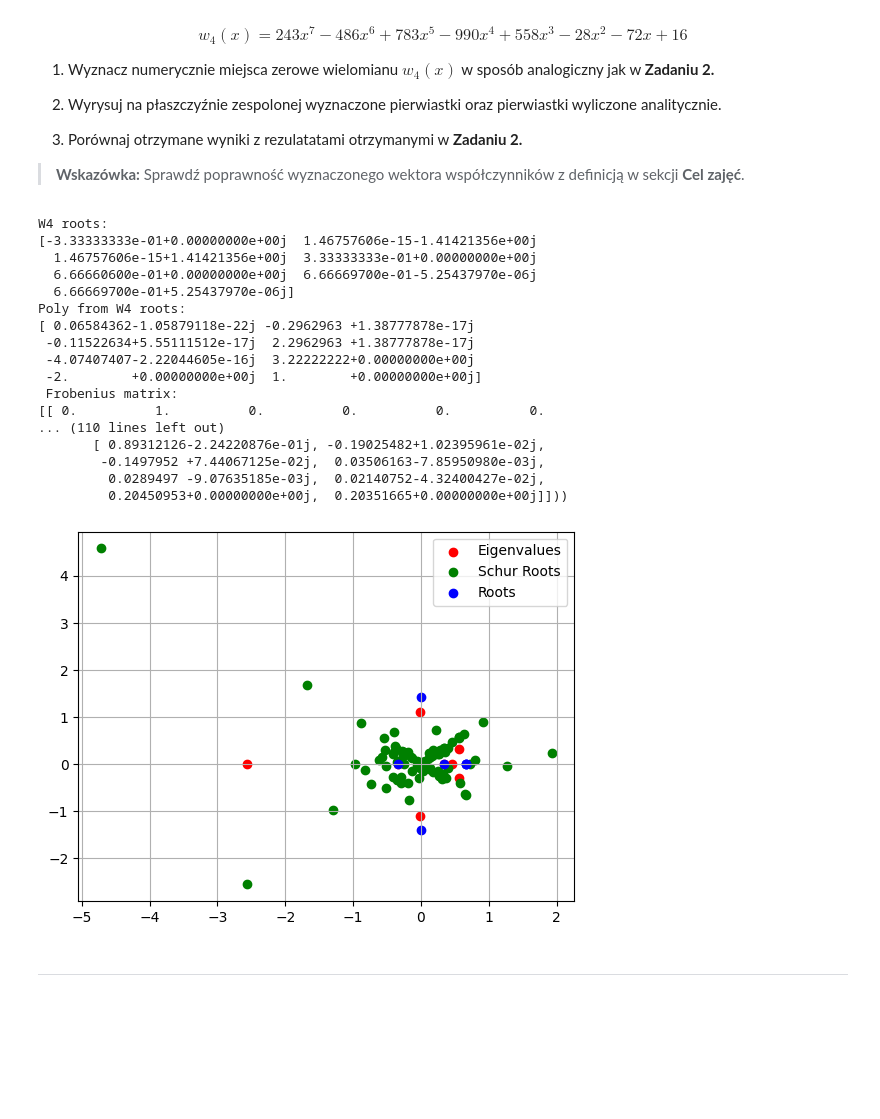
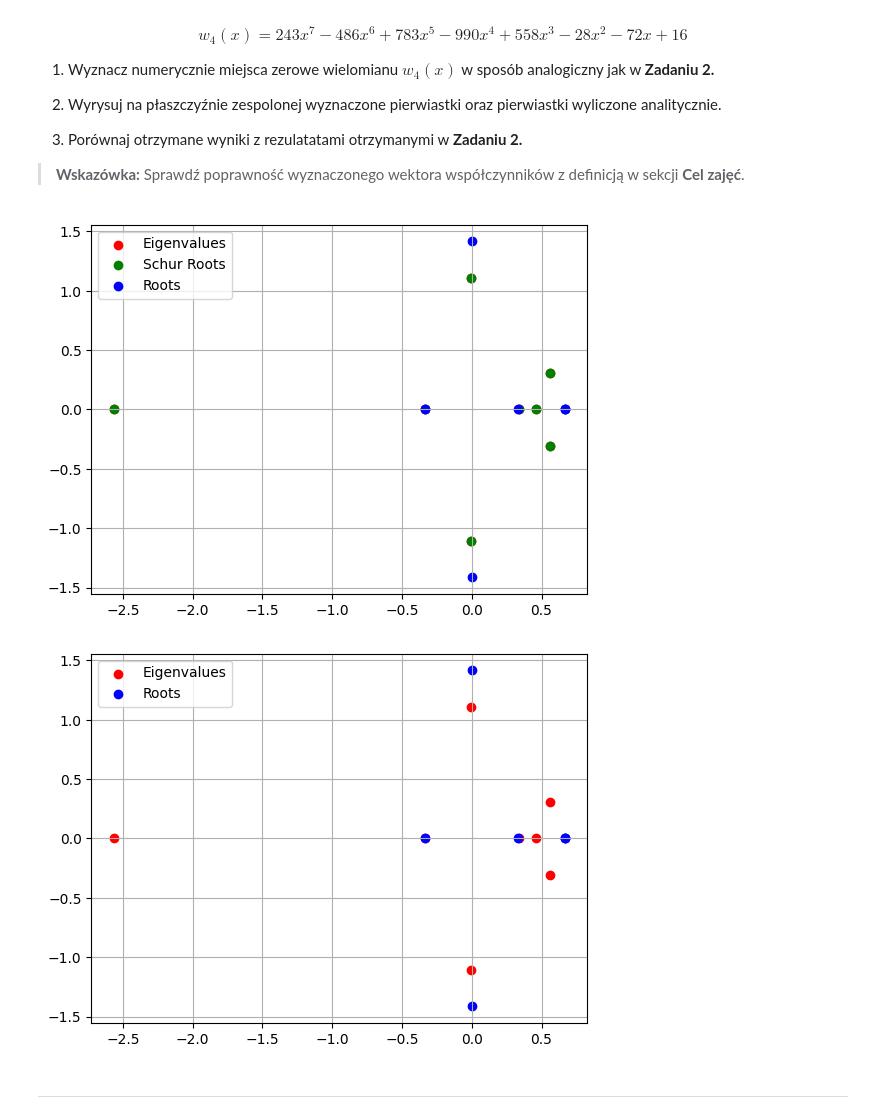
Before and after one commit to MN-KJ-2025/lab-7-pierwiastki-JasinskiKacper, a Jupyter notebook: sprawozdanie.ipynb, the cells around one changed output. Saved outputs shown, nothing was run; the diff lists cells and outputs as text; code cells hidden in the pictures; blank space fills up the shorter version.

```diff
--- a/sprawozdanie.ipynb
+++ b/sprawozdanie.ipynb
@@ -278,48 +244,36 @@ $$
 # %%
 # ===== Twoja implementacja tutaj =====
 w4 = [16, -72, -28, 558, -990, 783, -486, 243]
 
 w4_roots = nppoly.polyroots(w4)
-print(f"W4 roots: \n{w4_roots}")
 
 poly = nppoly.polyfromroots(w4_roots)
-print(f"Poly from W4 roots: \n{poly}")
+
 frob_matrix = main.frob_a(poly)
-print(f" Frobenius matrix: \n{frob_matrix}")
 
 eigvals = np.linalg.eigvals(frob_matrix)
-print(f" Eigenvalues: \n{eigvals}")
 
-schur_real = sp.linalg.schur(frob_matrix, output='real')
-schur_imag = sp.linalg.schur(frob_matrix, output='complex')
-print(f" Schur decomposition: \n{schur_real}, \n{schur_imag}")
+
+T_complex, Z_complex = sp.linalg.schur(frob_matrix, output='complex')
+schur_vals = np.diag(T_complex)
 
 fig_s, ax_s = plt.subplots()
 ax_s.scatter(eigvals.real, eigvals.imag, color='red', label='Eigenvalues')
-ax_s.scatter(schur_real, schur_imag, color='green', label='Schur Roots')
+ax_s.scatter(schur_vals.real, schur_vals.imag, color='green', label='Schur Roots')
 ax_s.scatter(w4_roots.real, w4_roots.imag, color='blue', label='Roots')
 
 ax_s.legend()
 ax_s.grid(True)
+
+fig, ax = plt.subplots()
+ax.scatter(eigvals.real, eigvals.imag, color='red', label='Eigenvalues')
+ax.scatter(w4_roots.real, w4_roots.imag, color='blue', label='Roots')
+
+ax.legend()
+ax.grid(True)
 # %% [output]
-W4 roots:
-[-3.33333333e-01+0.00000000e+00j  1.46757606e-15-1.41421356e+00j
-  1.46757606e-15+1.41421356e+00j  3.33333333e-01+0.00000000e+00j
-  6.66660600e-01+0.00000000e+00j  6.66669700e-01-5.25437970e-06j
-  6.66669700e-01+5.25437970e-06j]
-Poly from W4 roots:
-[ 0.06584362-1.05879118e-22j -0.2962963 +1.38777878e-17j
- -0.11522634+5.55111512e-17j  2.2962963 +1.38777878e-17j
- -4.07407407-2.22044605e-16j  3.22222222+0.00000000e+00j
- -2.        +0.00000000e+00j  1.        +0.00000000e+00j]
- Frobenius matrix:
-[[ 0.          1.          0.          0.          0.          0.
-... (110 lines left out)
-       [ 0.89312126-2.24220876e-01j, -0.19025482+1.02395961e-02j,
-        -0.1497952 +7.44067125e-02j,  0.03506163-7.85950980e-03j,
-         0.0289497 -9.07635185e-03j,  0.02140752-4.32400427e-02j,
-         0.20450953+0.00000000e+00j,  0.20351665+0.00000000e+00j]]))
-[figure, old version]
+[figure, new version]
+[figure, added]
 # %% [markdown]
 ---
 # %% [markdown]
```
Also changed, not shown: parts of 3 cells of this notebook, 1 other file.
